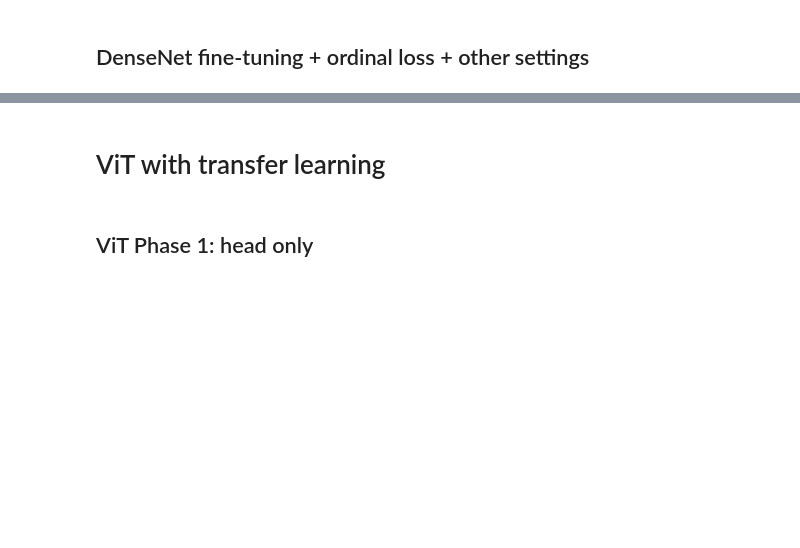
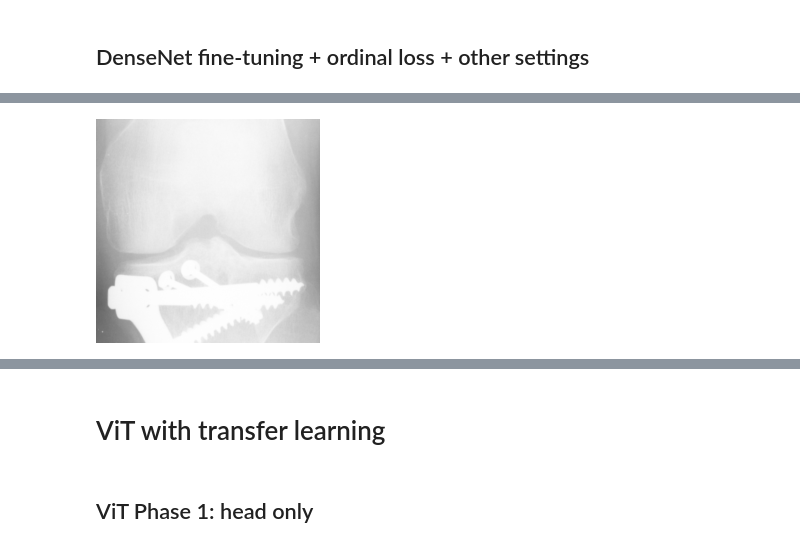
Before and after one commit to kubyllka/knee-osteoarthritis-xai, a Jupyter notebook: knee-osteoarthritis-anysis.ipynb, the cells around one changed output, grey strips where cells are left out. Cells and saved outputs as stored; diff of their text form; code cells hidden in the pictures; blank space fills up the shorter version.

```diff
--- a/knee-osteoarthritis-anysis.ipynb
+++ b/knee-osteoarthritis-anysis.ipynb
@@ -3273,6 +3273,7 @@ def train_model_ordinal(
     run,
     best_model_path,
     early_stopping=None,
+    val_criterion=None,
     num_classes=5
 ):
     best_val_f1 = -1.0
@@ -3289,13 +3290,19 @@ def train_model_ordinal(
             num_classes=num_classes
         )
 
+
         val_metrics, val_preds, val_labels = validate_ordinal(
             model=model,
             loader=val_loader,
-            criterion=criterion,
+            criterion=(
+                val_criterion
+                if val_criterion is not None
+                else criterion
+            ),
             device=device,
             num_classes=num_classes
         )
+
 
         if scheduler is not None:
             scheduler.step(
@@ -4416,0 +5079,85 @@ Find logs at: ./wandb/run-20260906_101723-ov0t1dhc/logs
+# %%
+
+import os
+import numpy as np
+import torch
+import torch.nn.functional as F
+from PIL import Image
+from IPython.display import display
+
+model = densenet_radimagenet_ordinal
+model.eval()
+
+records = []
+offset = 0
+
+with torch.inference_mode():
+    for images, labels in val_loader:
+        logits = model(images.to(device)).float()
+
+        targets = labels_to_ordinal(
+            labels.to(device),
+            num_classes=NUM_CLASSES
+        )
+
+        losses = F.binary_cross_entropy_with_logits(
+            logits,
+            targets,
+            reduction="none"
+        ).mean(dim=1).cpu().numpy()
+
+        preds = ordinal_logits_to_class(
+            logits
+        ).cpu().numpy()
+
+        logits_np = logits.cpu().numpy()
+
+        for j in range(len(labels)):
+            idx = offset + j
+            path = val_dataset.samples[idx][0]
+
+            records.append({
+                "idx": idx,
+                "path": path,
+                "true": int(labels[j]),
+                "pred": int(preds[j]),
+                "loss": float(losses[j]),
+                "logits": logits_np[j],
+                "input_min": float(images[j].min()),
+                "input_max": float(images[j].max()),
+            })
+
+        offset += len(labels)
+
+records.sort(key=lambda x: x["loss"], reverse=True)
+
+print("TOP 10 HIGHEST-LOSS IMAGES")
+
+for r in records[:10]:
+    print(
+        f"idx={r['idx']} "
+        f"true=KL{r['true']} "
+        f"pred=KL{r['pred']} "
+        f"loss={r['loss']:.4f}"
+    )
+    print("File:", os.path.basename(r["path"]))
+    print("Logits:", np.round(r["logits"], 2))
+    print(
+        "Input range:",
+        r["input_min"],
+        r["input_max"]
+    )
+    print()
+
+print("Images with loss > 2:",
+      sum(r["loss"] > 2 for r in records))
+
+print("Images with loss > 10:",
+      sum(r["loss"] > 10 for r in records))
+
+print("\nWORST IMAGE:")
+worst = records[0]
+
+print("Path:", worst["path"])
+display(Image.open(worst["path"]))
+# %% [output]
@@ -4416,0 +5181 @@ Find logs at: ./wandb/run-20260906_101723-ov0t1dhc/logs
+[figure, added]
```
Also changed, not shown: parts of 36 cells of this notebook.
